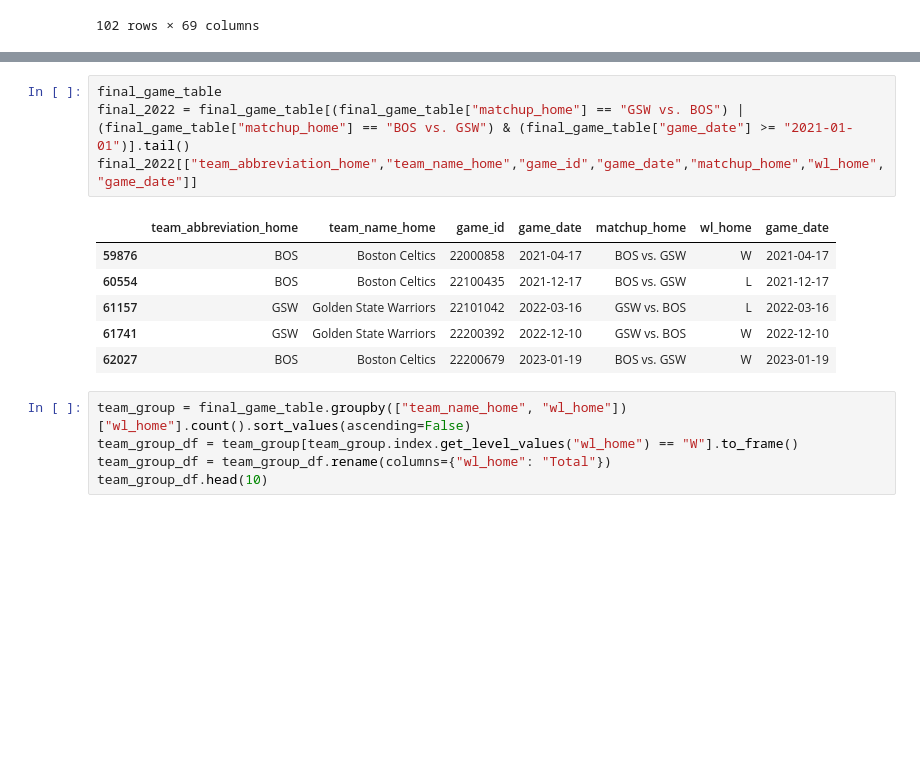
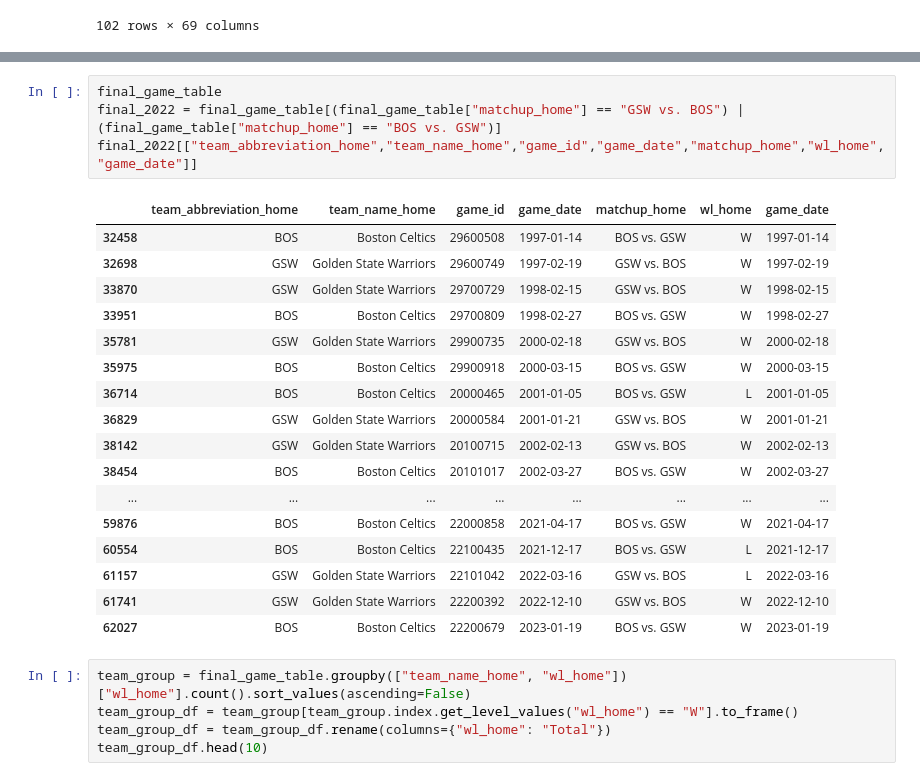
Before and after one commit to mdrhmn48/nba_data_analysis, a Jupyter notebook: nba_pandas.ipynb, the cells around one changed output, grey strips where cells are left out. Drawn from its saved outputs; the diff is of its cells as text; blank space fills up the shorter version.

```diff
--- a/nba_pandas.ipynb
+++ b/nba_pandas.ipynb
@@ -579,9 +599,20 @@ final_game_table[(final_game_table["game_date"] >="2022-05-01") & (final_game_ta
 # %%
 final_game_table
-final_2022 = final_game_table[(final_game_table["matchup_home"] == "GSW vs. BOS") | (final_game_table["matchup_home"] == "BOS vs. GSW") & (final_game_table["game_date"] >= "2021-01-01")].tail()
+final_2022 = final_game_table[(final_game_table["matchup_home"] == "GSW vs. BOS") | (final_game_table["matchup_home"] == "BOS vs. GSW")]
 final_2022[["team_abbreviation_home","team_name_home","game_id","game_date","matchup_home","wl_home","game_date"]]
 # %% [output]
 |  | team_abbreviation_home | team_name_home | game_id | game_date | matchup_home | wl_home | game_date |
+| 32458 | BOS | Boston Celtics | 29600508 | 1997-01-14 | BOS vs. GSW | W | 1997-01-14 |
+| 32698 | GSW | Golden State Warriors | 29600749 | 1997-02-19 | GSW vs. BOS | W | 1997-02-19 |
+| 33870 | GSW | Golden State Warriors | 29700729 | 1998-02-15 | GSW vs. BOS | W | 1998-02-15 |
+| 33951 | BOS | Boston Celtics | 29700809 | 1998-02-27 | BOS vs. GSW | W | 1998-02-27 |
+| 35781 | GSW | Golden State Warriors | 29900735 | 2000-02-18 | GSW vs. BOS | W | 2000-02-18 |
+| 35975 | BOS | Boston Celtics | 29900918 | 2000-03-15 | BOS vs. GSW | W | 2000-03-15 |
+| 36714 | BOS | Boston Celtics | 20000465 | 2001-01-05 | BOS vs. GSW | L | 2001-01-05 |
+| 36829 | GSW | Golden State Warriors | 20000584 | 2001-01-21 | GSW vs. BOS | W | 2001-01-21 |
+| 38142 | GSW | Golden State Warriors | 20100715 | 2002-02-13 | GSW vs. BOS | W | 2002-02-13 |
+| 38454 | BOS | Boston Celtics | 20101017 | 2002-03-27 | BOS vs. GSW | W | 2002-03-27 |
+| ... | ... | ... | ... | ... | ... | ... | ... |
 | 59876 | BOS | Boston Celtics | 22000858 | 2021-04-17 | BOS vs. GSW | W | 2021-04-17 |
 | 60554 | BOS | Boston Celtics | 22100435 | 2021-12-17 | BOS vs. GSW | L | 2021-12-17 |
 | 61157 | GSW | Golden State Warriors | 22101042 | 2022-03-16 | GSW vs. BOS | L | 2022-03-16 |
```
Also changed, not shown: parts of 19 cells of this notebook.
